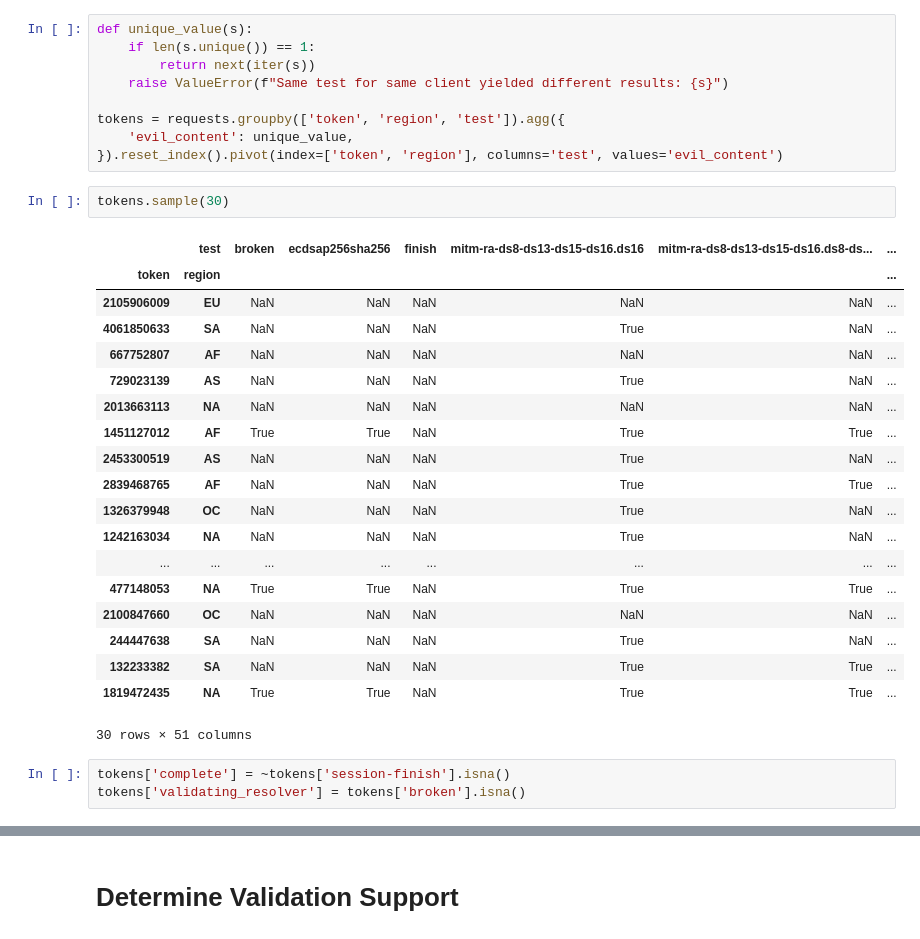
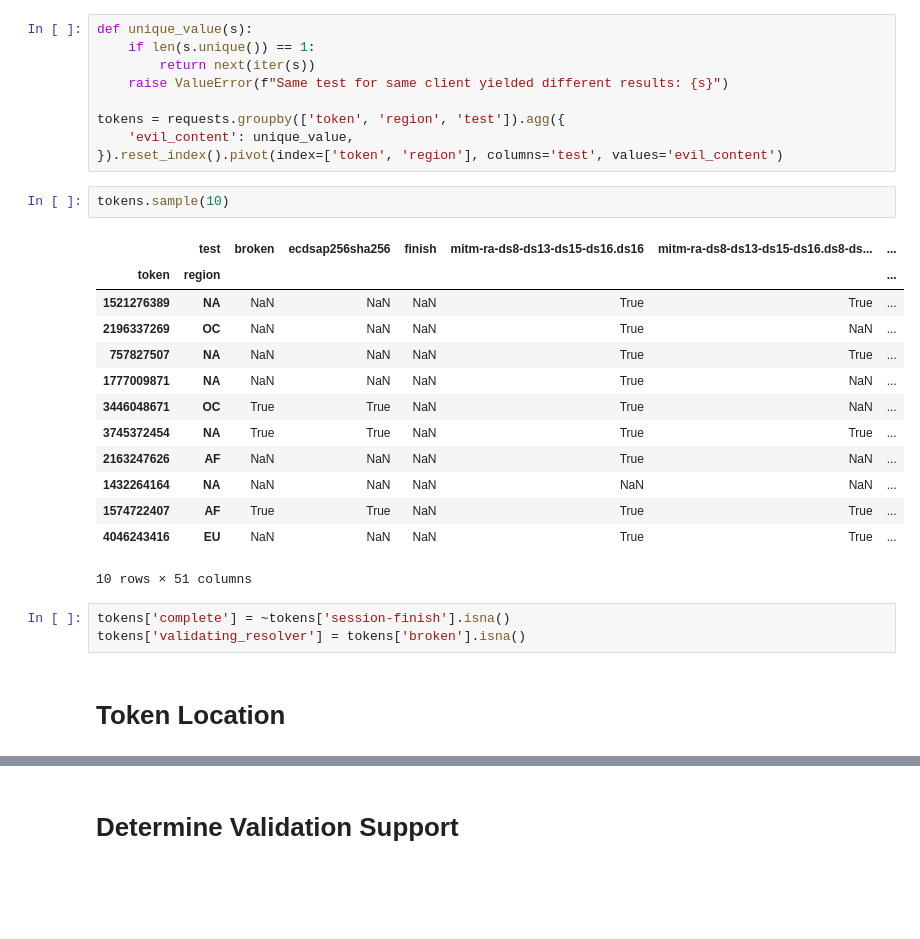
Before and after one commit to nils-wisiol/dns-downgrade-attack, a Jupyter notebook: ipynb/Adnet Study Analysis v2 Old Data.ipynb, the cells around one changed output, grey strips where cells are left out. Cells and saved outputs as stored; diff of their text form; blank space fills up the shorter version.

```diff
--- a/ipynb/Adnet Study Analysis v2 Old Data.ipynb
+++ b/ipynb/Adnet Study Analysis v2 Old Data.ipynb
@@ -145,27 +124,23 @@ tokens = requests.groupby(['token', 'region', 'test']).agg({
     'evil_content': unique_value,
 }).reset_index().pivot(index=['token', 'region'], columns='test', values='evil_content')
 # %%
-tokens.sample(30)
+tokens.sample(10)
 # %% [output]
 |  | test | broken | ecdsap256sha256 | finish | mitm-ra-ds8-ds13-ds15-ds16.ds16 | mitm-ra-ds8-ds13-ds15-ds16.ds8-ds... | ... |
 | token | region |  |  |  |  |  | ... |
-| 2105906009 | EU | NaN | NaN | NaN | NaN | NaN | ... |
-| 4061850633 | SA | NaN | NaN | NaN | True | NaN | ... |
-| 667752807 | AF | NaN | NaN | NaN | NaN | NaN | ... |
-| 729023139 | AS | NaN | NaN | NaN | True | NaN | ... |
-| 2013663113 | NA | NaN | NaN | NaN | NaN | NaN | ... |
-| 1451127012 | AF | True | True | NaN | True | True | ... |
-| 2453300519 | AS | NaN | NaN | NaN | True | NaN | ... |
-| 2839468765 | AF | NaN | NaN | NaN | True | True | ... |
-| 1326379948 | OC | NaN | NaN | NaN | True | NaN | ... |
-| 1242163034 | NA | NaN | NaN | NaN | True | NaN | ... |
-| ... | ... | ... | ... | ... | ... | ... | ... |
-| 477148053 | NA | True | True | NaN | True | True | ... |
-| 2100847660 | OC | NaN | NaN | NaN | NaN | NaN | ... |
-| 244447638 | SA | NaN | NaN | NaN | True | NaN | ... |
-| 132233382 | SA | NaN | NaN | NaN | True | True | ... |
-| 1819472435 | NA | True | True | NaN | True | True | ... |
+| 1521276389 | NA | NaN | NaN | NaN | True | True | ... |
+| 2196337269 | OC | NaN | NaN | NaN | True | NaN | ... |
+| 757827507 | NA | NaN | NaN | NaN | True | True | ... |
+| 1777009871 | NA | NaN | NaN | NaN | True | NaN | ... |
+| 3446048671 | OC | True | True | NaN | True | NaN | ... |
+| 3745372454 | NA | True | True | NaN | True | True | ... |
+| 2163247626 | AF | NaN | NaN | NaN | True | NaN | ... |
+| 1432264164 | NA | NaN | NaN | NaN | NaN | NaN | ... |
+| 1574722407 | AF | True | True | NaN | True | True | ... |
+| 4046243416 | EU | NaN | NaN | NaN | True | True | ... |
-30 rows × 51 columns
+10 rows × 51 columns
 # %%
 tokens['complete'] = ~tokens['session-finish'].isna()
 tokens['validating_resolver'] = tokens['broken'].isna()
+# %% [markdown]
+# Token Location
```
Also changed, not shown: parts of 22 cells of this notebook.
